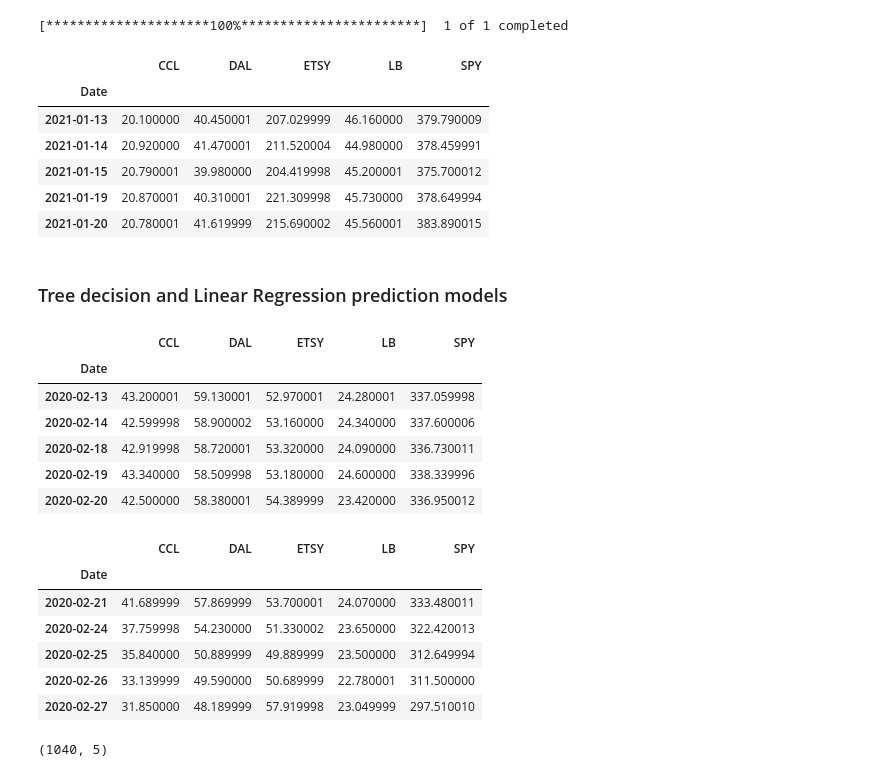
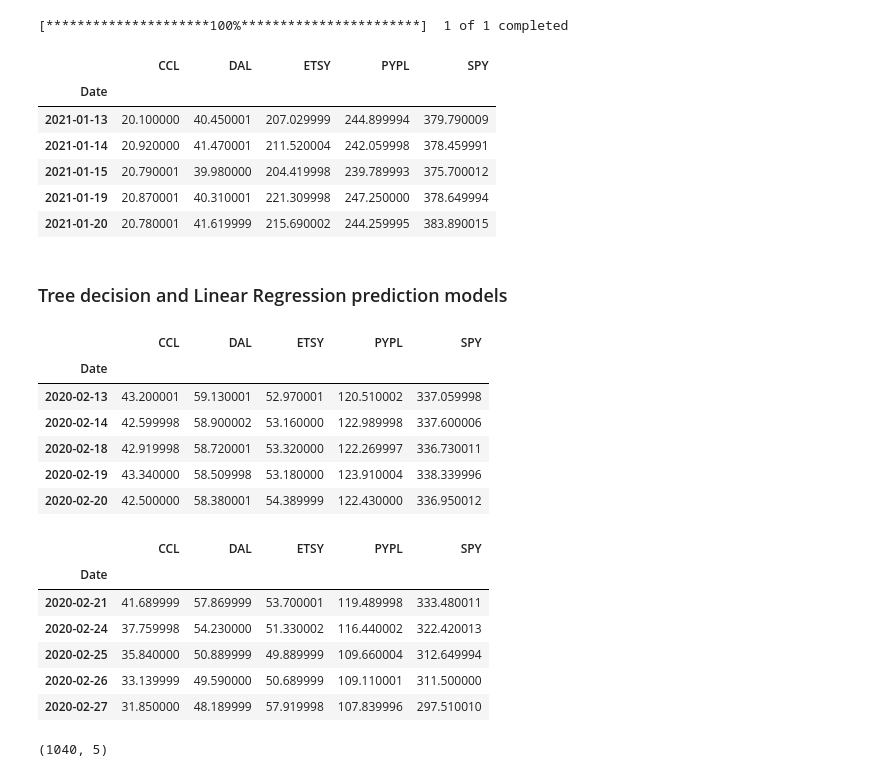
Before and after one commit to adriennestark/project2_team8, a Jupyter notebook: Tree_decision_ LR_stock_predictor.ipynb, the cells around one changed output. Cells and saved outputs as stored; diff of their text form; code cells hidden in the pictures.

```diff
--- a/Tree_decision_ LR_stock_predictor.ipynb
+++ b/Tree_decision_ LR_stock_predictor.ipynb
@@ -49,9 +50,9 @@ etsy.dropna(inplace=True)
 # Historical L Brands Stock Price:
 # OHLCV using yfinance
 # Load the stocks data
-LB = yf.download("LB", start="2016-01-01", end="2021-01-21",
+pp = yf.download("PYPL", start="2016-01-01", end="2021-01-21",
     index_col="Date", infer_datetime_format=True, parse_dates=True)
-LB.dropna(inplace=True)
+pp.dropna(inplace=True)
 #LB.head()
 # %% [output]
 [*********************100%***********************]  1 of 1 completed
@@ -69,51 +70,51 @@ spy.dropna(inplace=True)
 ccl_df = ccl[['Close']].copy()
 dal_df = dal[['Close']].copy()
 etsy_df = etsy[['Close']].copy()
-LB_df = LB[['Close']].copy()
+pp_df = pp[['Close']].copy()
 spy_df = spy[['Close']].copy()
 # %%
 ccl_df.rename(columns = {'Close':'CCL'}, inplace = True)
 dal_df.rename(columns = {'Close':'DAL'}, inplace = True)
 etsy_df.rename(columns = {'Close':'ETSY'}, inplace = True)
-LB_df.rename(columns = {'Close':'LB'}, inplace = True)
+pp_df.rename(columns = {'Close':'PYPL'}, inplace = True)
 spy_df.rename(columns = {'Close':'SPY'}, inplace = True)
 #spy_df.head()
 # %%
-dfs = [ccl_df, dal_df, etsy_df, LB_df,spy_df ]
+dfs = [ccl_df, dal_df, etsy_df, pp_df,spy_df ]
 df = pd.concat(dfs,axis=1,join="outer",ignore_index=False)
 df.tail()
 # %% [output]
-|  | CCL | DAL | ETSY | LB | SPY |
+|  | CCL | DAL | ETSY | PYPL | SPY |
 | Date |  |  |  |  |  |
-| 2021-01-13 | 20.100000 | 40.450001 | 207.029999 | 46.160000 | 379.790009 |
-| 2021-01-14 | 20.920000 | 41.470001 | 211.520004 | 44.980000 | 378.459991 |
-| 2021-01-15 | 20.790001 | 39.980000 | 204.419998 | 45.200001 | 375.700012 |
-| 2021-01-19 | 20.870001 | 40.310001 | 221.309998 | 45.730000 | 378.649994 |
-| 2021-01-20 | 20.780001 | 41.619999 | 215.690002 | 45.560001 | 383.890015 |
+| 2021-01-13 | 20.100000 | 40.450001 | 207.029999 | 244.899994 | 379.790009 |
+| 2021-01-14 | 20.920000 | 41.470001 | 211.520004 | 242.059998 | 378.459991 |
+| 2021-01-15 | 20.790001 | 39.980000 | 204.419998 | 239.789993 | 375.700012 |
+| 2021-01-19 | 20.870001 | 40.310001 | 221.309998 | 247.250000 | 378.649994 |
+| 2021-01-20 | 20.780001 | 41.619999 | 215.690002 | 244.259995 | 383.890015 |
 # %% [markdown]
 ### Tree decision and Linear Regression prediction models
 # %%
 precovid_df = df['2016-01-01' :'2020-02-20']
 precovid_df.tail()
 # %% [output]
-|  | CCL | DAL | ETSY | LB | SPY |
+|  | CCL | DAL | ETSY | PYPL | SPY |
 | Date |  |  |  |  |  |
-| 2020-02-13 | 43.200001 | 59.130001 | 52.970001 | 24.280001 | 337.059998 |
-| 2020-02-14 | 42.599998 | 58.900002 | 53.160000 | 24.340000 | 337.600006 |
-| 2020-02-18 | 42.919998 | 58.720001 | 53.320000 | 24.090000 | 336.730011 |
-| 2020-02-19 | 43.340000 | 58.509998 | 53.180000 | 24.600000 | 338.339996 |
-| 2020-02-20 | 42.500000 | 58.380001 | 54.389999 | 23.420000 | 336.950012 |
+| 2020-02-13 | 43.200001 | 59.130001 | 52.970001 | 120.510002 | 337.059998 |
+| 2020-02-14 | 42.599998 | 58.900002 | 53.160000 | 122.989998 | 337.600006 |
+| 2020-02-18 | 42.919998 | 58.720001 | 53.320000 | 122.269997 | 336.730011 |
+| 2020-02-19 | 43.340000 | 58.509998 | 53.180000 | 123.910004 | 338.339996 |
+| 2020-02-20 | 42.500000 | 58.380001 | 54.389999 | 122.430000 | 336.950012 |
 # %%
 covid_df = df['2020-02-21' :'2021-01-21']
 covid_df.head()
 # %% [output]
-|  | CCL | DAL | ETSY | LB | SPY |
+|  | CCL | DAL | ETSY | PYPL | SPY |
 | Date |  |  |  |  |  |
-| 2020-02-21 | 41.689999 | 57.869999 | 53.700001 | 24.070000 | 333.480011 |
-| 2020-02-24 | 37.759998 | 54.230000 | 51.330002 | 23.650000 | 322.420013 |
-| 2020-02-25 | 35.840000 | 50.889999 | 49.889999 | 23.500000 | 312.649994 |
-| 2020-02-26 | 33.139999 | 49.590000 | 50.689999 | 22.780001 | 311.500000 |
-| 2020-02-27 | 31.850000 | 48.189999 | 57.919998 | 23.049999 | 297.510010 |
+| 2020-02-21 | 41.689999 | 57.869999 | 53.700001 | 119.489998 | 333.480011 |
+| 2020-02-24 | 37.759998 | 54.230000 | 51.330002 | 116.440002 | 322.420013 |
+| 2020-02-25 | 35.840000 | 50.889999 | 49.889999 | 109.660004 | 312.649994 |
+| 2020-02-26 | 33.139999 | 49.590000 | 50.689999 | 109.110001 | 311.500000 |
+| 2020-02-27 | 31.850000 | 48.189999 | 57.919998 | 107.839996 | 297.510010 |
 # %%
 precovid_df.shape
 # %% [output]
```
Also changed, not shown: parts of 9 cells of this notebook, 1 other file.
